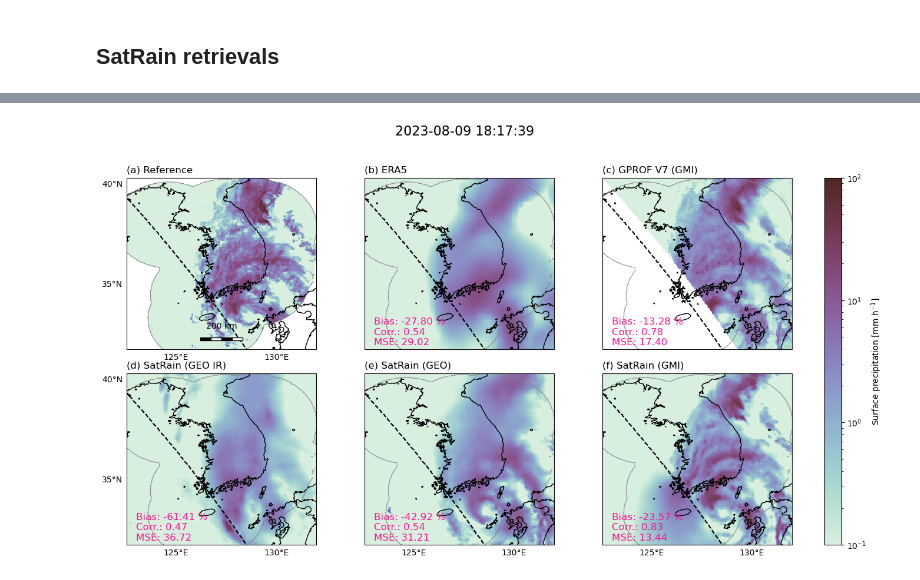
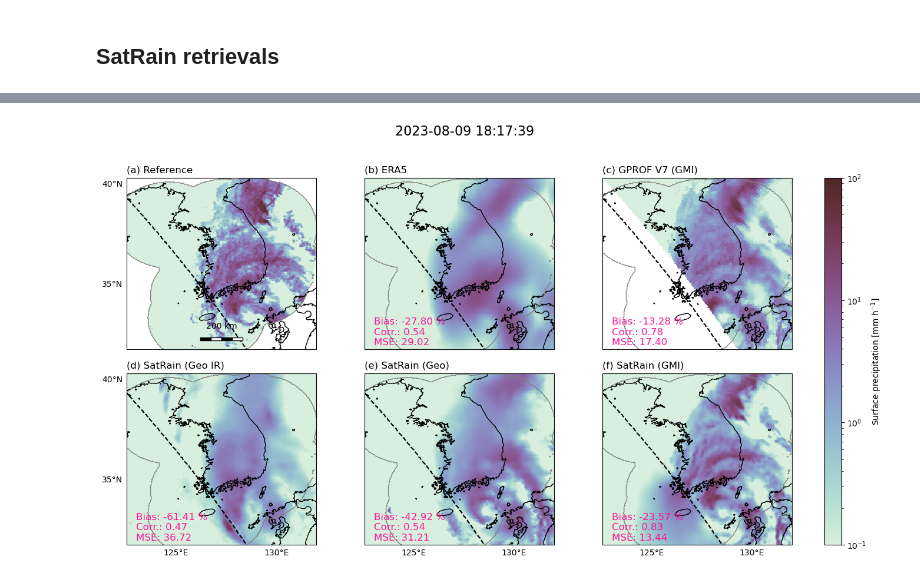
Before and after one commit to simonpf/satrain_manuscript, a Jupyter notebook: notebooks/case_study.ipynb, the cells around one changed output, grey strips where cells are left out. Saved outputs shown, nothing was run; the diff lists cells and outputs as text; code cells hidden in the pictures.

```diff
--- a/notebooks/case_study.ipynb
+++ b/notebooks/case_study.ipynb
@@ -213,17 +213,17 @@ class PytorchRetrieval:
         with torch.no_grad():
             pred = self.model(inpt)
             surface_precip = pred["surface_precip"].expected_value().float().cpu().numpy()
-            #pop = pred["precip_mask"].probability().float().cpu().numpy()
-            #precip_mask = 0.5 < pop
-            #pop_heavy = pred["heavy_precip_mask"].probability().float().cpu().numpy()
-            #heavy_precip_mask = 0.5 < pop_heavy
+            pop = pred["surface_precip"].probability_greater_than(0.1).float().cpu().numpy()
+            precip_mask = 0.5 < pop
+            pop_heavy = pred["surface_precip"].probability_greater_than(10.0).float().cpu().numpy()
+            heavy_precip_mask = 0.5 < pop_heavy
 
             results = xr.Dataset()
             results["surface_precip"] = (dims, surface_precip[:, 0])
-            #results["probability_of_precip"] = (dims, pop[:, 0])
-            #results["precip_flag"] = (dims, precip_mask[:, 0])
-            #results["probability_of_heavy_precip"] = (dims, pop_heavy[:, 0])
-            #results["heavy_precip_flag"] = (dims, heavy_precip_mask[:, 0])
+            results["probability_of_precip"] = (dims, pop[:, 0])
+            results["precip_flag"] = (dims, precip_mask[:, 0])
+            results["probability_of_heavy_precip"] = (dims, pop_heavy[:, 0])
+            results["heavy_precip_flag"] = (dims, heavy_precip_mask[:, 0])
 
         return results
 # %%
@@ -285,22 +269,22 @@ Found 600 overpasses.
 # %%
 fig = evaluator.plot_retrieval_results(
     516,
     retrieval_fn={
         "ERA5": retrieve_era5,
         "GPROF V7 (GMI)": retrieve_gprof,
-        "SatRain (GEO IR)": geo_ir_retrieval,
-        "SatRain (GEO)": geo_retrieval,
+        "SatRain (Geo IR)": geo_ir_retrieval,
+        "SatRain (Geo)": geo_retrieval,
         "SatRain (GMI)": gmi_retrieval
     },
     include_metrics=True,
     input_data_format="spatial",
     batch_size=32,
     tile_size=(256, 256),
     overlap=64,
     n_rows=2,
     contour_legend=False,
     swath_boundaries=True
 )
-fig.savefig("../figures/fig09.png", bbox_inches="tight", dpi=200)
+fig.savefig("../figures_revised/fig10.pdf", bbox_inches="tight", dpi=200)
 # %% [output]
-[figure, old version]
+[figure, new version]
```
Also changed, not shown: parts of 4 cells of this notebook, 30 other files.
